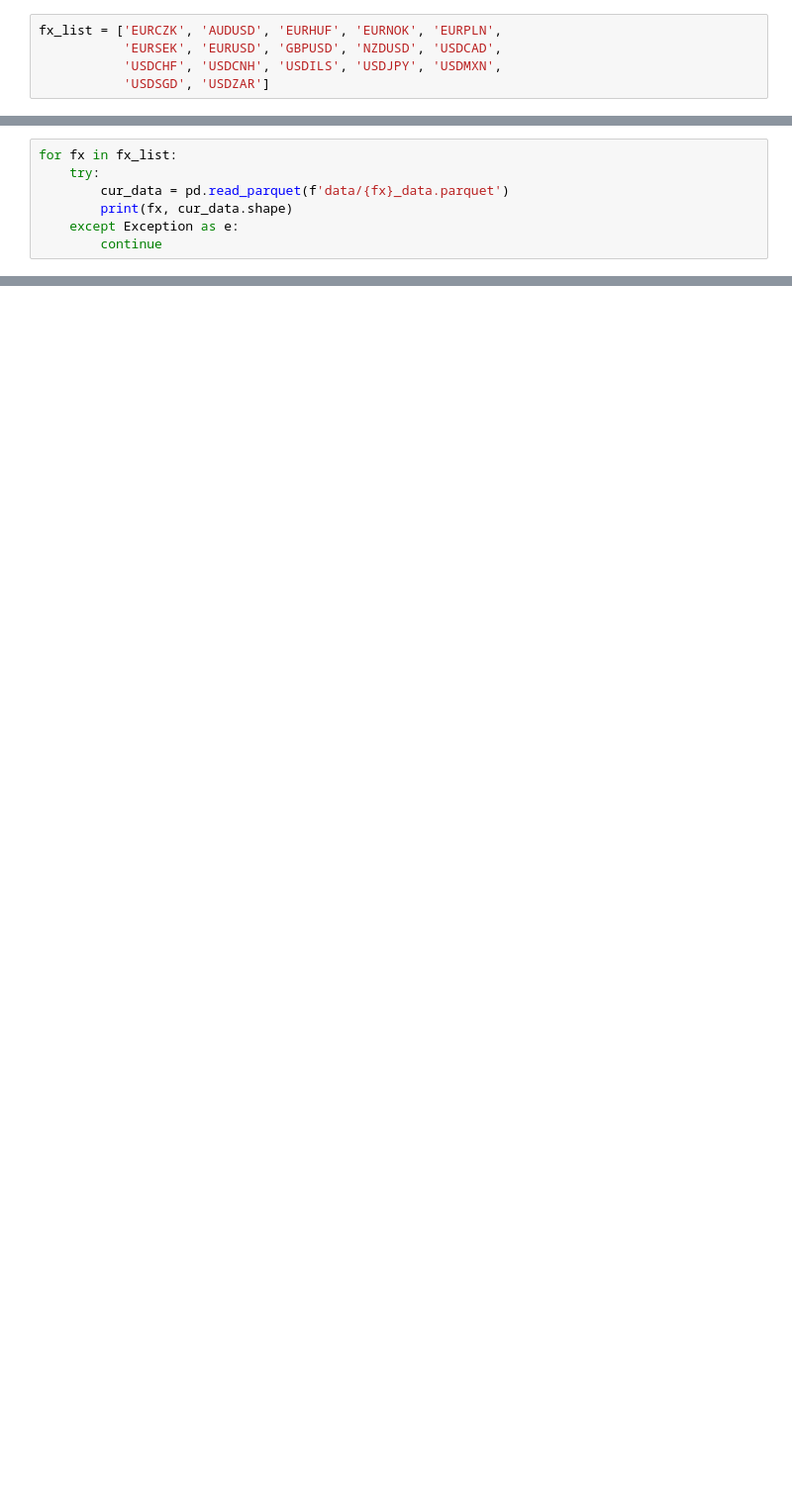
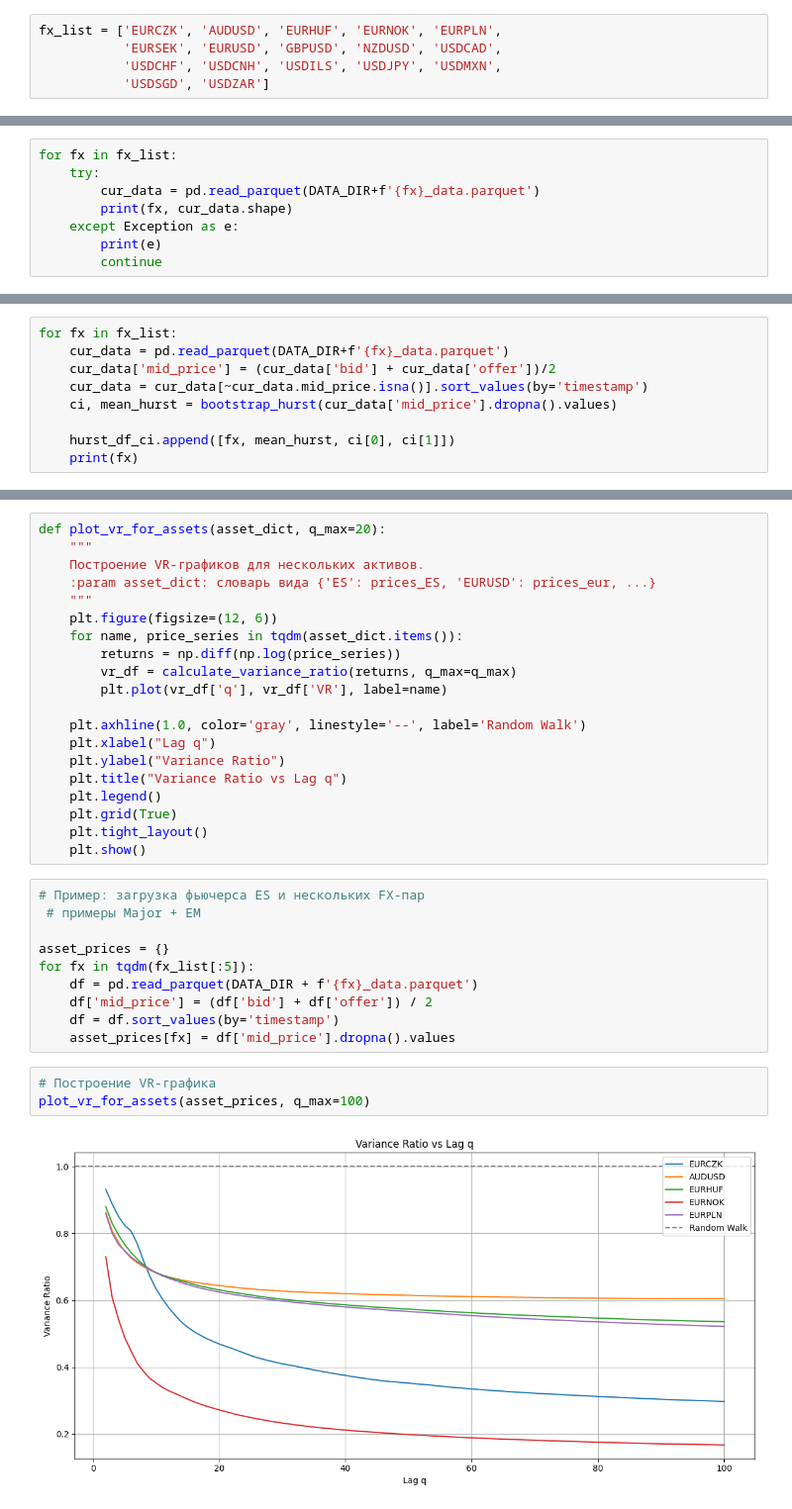
Before and after one commit to beaver68s/SoQ_strategy_project, a Jupyter notebook: EDA.ipynb, the cells around one changed output, grey strips where cells are left out. Shown at 99% size. Saved outputs shown, nothing was run; the diff lists cells and outputs as text; blank space fills up the shorter version.

```diff
--- a/EDA.ipynb
+++ b/EDA.ipynb
@@ -8,9 +49,10 @@ fx_list = ['EURCZK', 'AUDUSD', 'EURHUF', 'EURNOK', 'EURPLN',
 # %%
 for fx in fx_list:
     try:
-        cur_data = pd.read_parquet(f'data/{fx}_data.parquet')
+        cur_data = pd.read_parquet(DATA_DIR+f'{fx}_data.parquet')
         print(fx, cur_data.shape)
     except Exception as e:
+        print(e)
         continue
 # %% [output]
 EURCZK (1151405, 4)
@@ -55,0 +178,9 @@ df.groupby(['contract', 'instrument']).agg({'timestamp':['min', 'max']}).reset_i
+# %%
+for fx in fx_list:
+    cur_data = pd.read_parquet(DATA_DIR+f'{fx}_data.parquet')
+    cur_data['mid_price'] = (cur_data['bid'] + cur_data['offer'])/2
+    cur_data = cur_data[~cur_data.mid_price.isna()].sort_values(by='timestamp')
+    ci, mean_hurst = bootstrap_hurst(cur_data['mid_price'].dropna().values)
+
+    hurst_df_ci.append([fx, mean_hurst, ci[0], ci[1]])
+    print(fx)
@@ -55,0 +224,35 @@ df.groupby(['contract', 'instrument']).agg({'timestamp':['min', 'max']}).reset_i
+# %%
+def plot_vr_for_assets(asset_dict, q_max=20):
+    """
+    Построение VR-графиков для нескольких активов.
+    :param asset_dict: словарь вида {'ES': prices_ES, 'EURUSD': prices_eur, ...}
+    """
+    plt.figure(figsize=(12, 6))
+    for name, price_series in tqdm(asset_dict.items()):
+        returns = np.diff(np.log(price_series))
+        vr_df = calculate_variance_ratio(returns, q_max=q_max)
+        plt.plot(vr_df['q'], vr_df['VR'], label=name)
+
+    plt.axhline(1.0, color='gray', linestyle='--', label='Random Walk')
+    plt.xlabel("Lag q")
+    plt.ylabel("Variance Ratio")
+    plt.title("Variance Ratio vs Lag q")
+    plt.legend()
+    plt.grid(True)
+    plt.tight_layout()
+    plt.show()
+# %%
+# Пример: загрузка фьючерса ES и нескольких FX-пар
+ # примеры Major + EM
+
+asset_prices = {}
+for fx in tqdm(fx_list[:5]):
+    df = pd.read_parquet(DATA_DIR + f'{fx}_data.parquet')
+    df['mid_price'] = (df['bid'] + df['offer']) / 2
+    df = df.sort_values(by='timestamp')
+    asset_prices[fx] = df['mid_price'].dropna().values
+# %%
+# Построение VR-графика
+plot_vr_for_assets(asset_prices, q_max=100)
+# %% [output]
+[figure, added]
```
Also changed, not shown: parts of 26 cells of this notebook, 3 other files.
